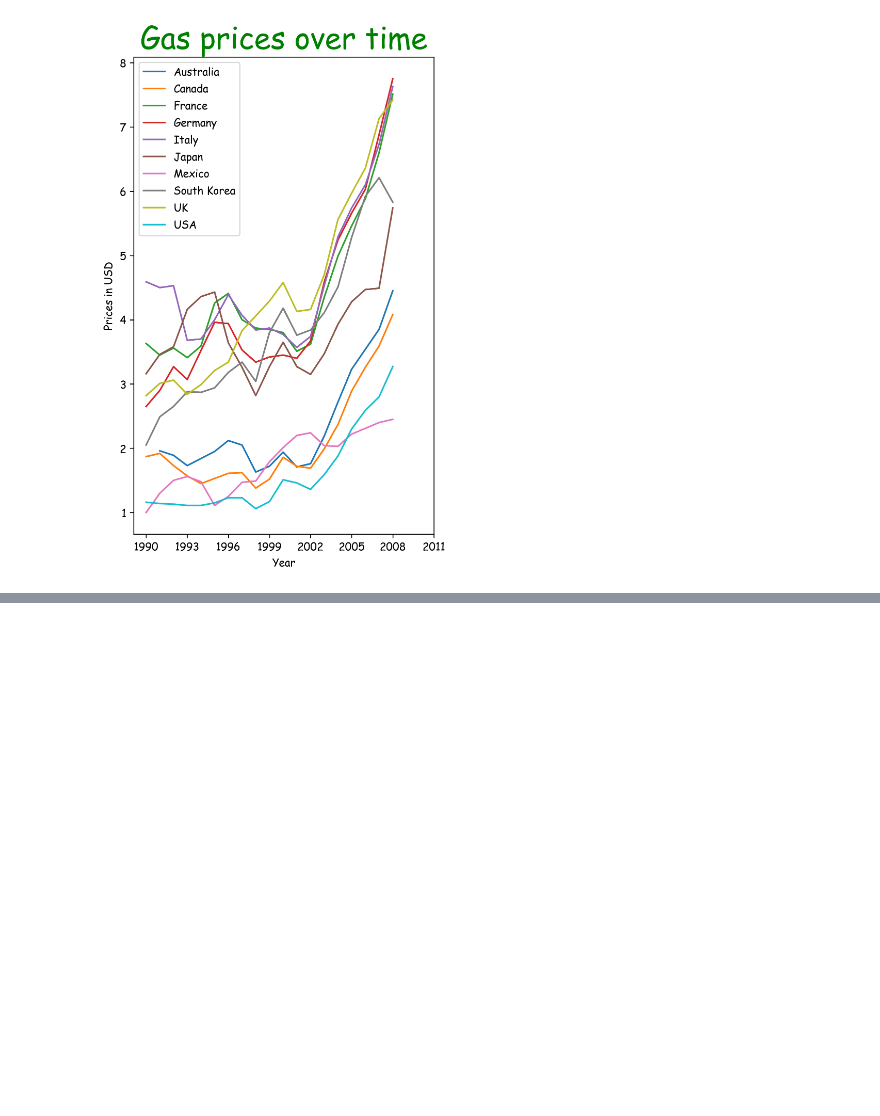
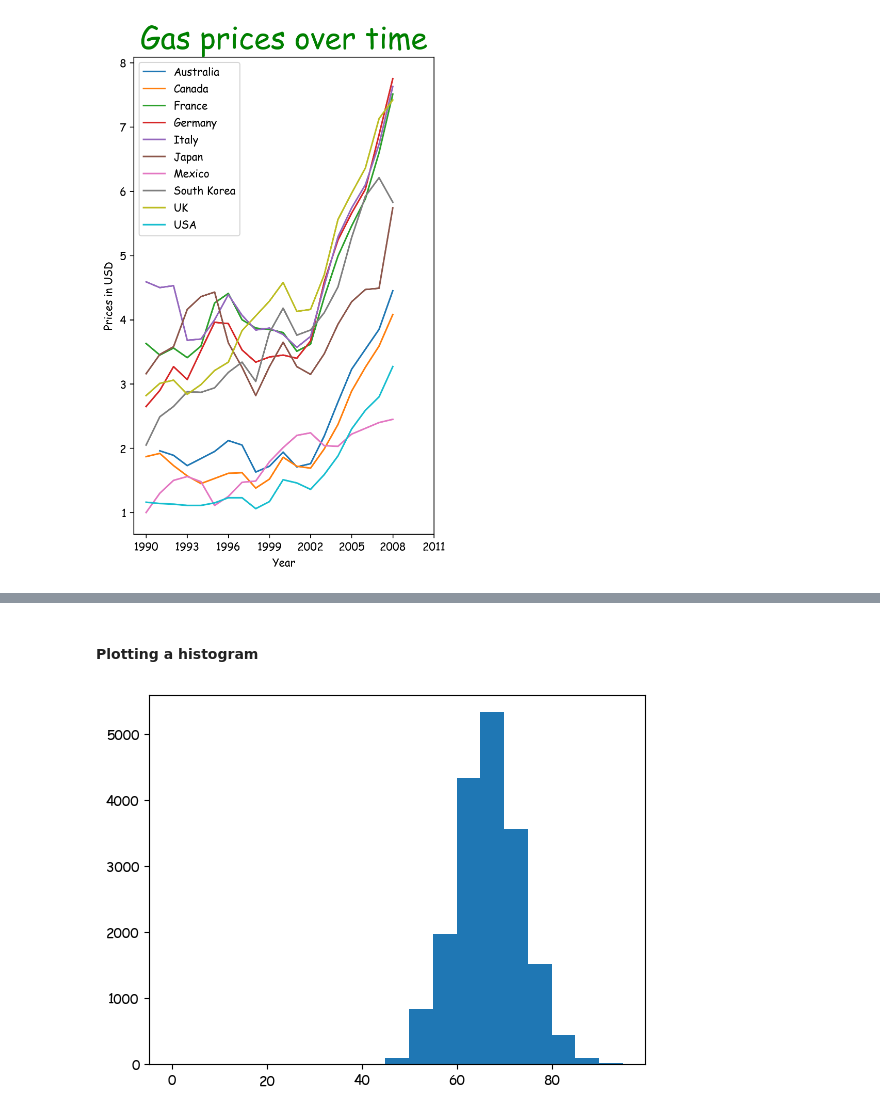
Before and after one commit to whoseunassailable/understanding_of_matplotlib, a Jupyter notebook: understanding_matplotlib.ipynb, the cells around one changed output, grey strips where cells are left out. Cells and saved outputs as stored; diff of their text form; code cells hidden in the pictures; blank space fills up the shorter version.

Commit message:
Updated analysis with an histogram

```diff
--- a/understanding_matplotlib.ipynb
+++ b/understanding_matplotlib.ipynb
@@ -474,0 +477,4 @@ plt.show()
+# %%
+# Loading the data
+fifa = pd.read_csv('fifa_data.csv')
+fifa
@@ -474,0 +495,10 @@ plt.show()
+# %% [markdown]
+#### Plotting a histogram
+# %%
+bins = np.arange(0,100,5) # Created a bins variable that can range from 0 - 100
+
+plt.hist(fifa.Overall, bins = bins) # passed the bins variable as an argument to the bins property
+
+plt.show()
+# %% [output]
+[figure, added]
```
Also changed, not shown: parts of 6 cells of this notebook.
